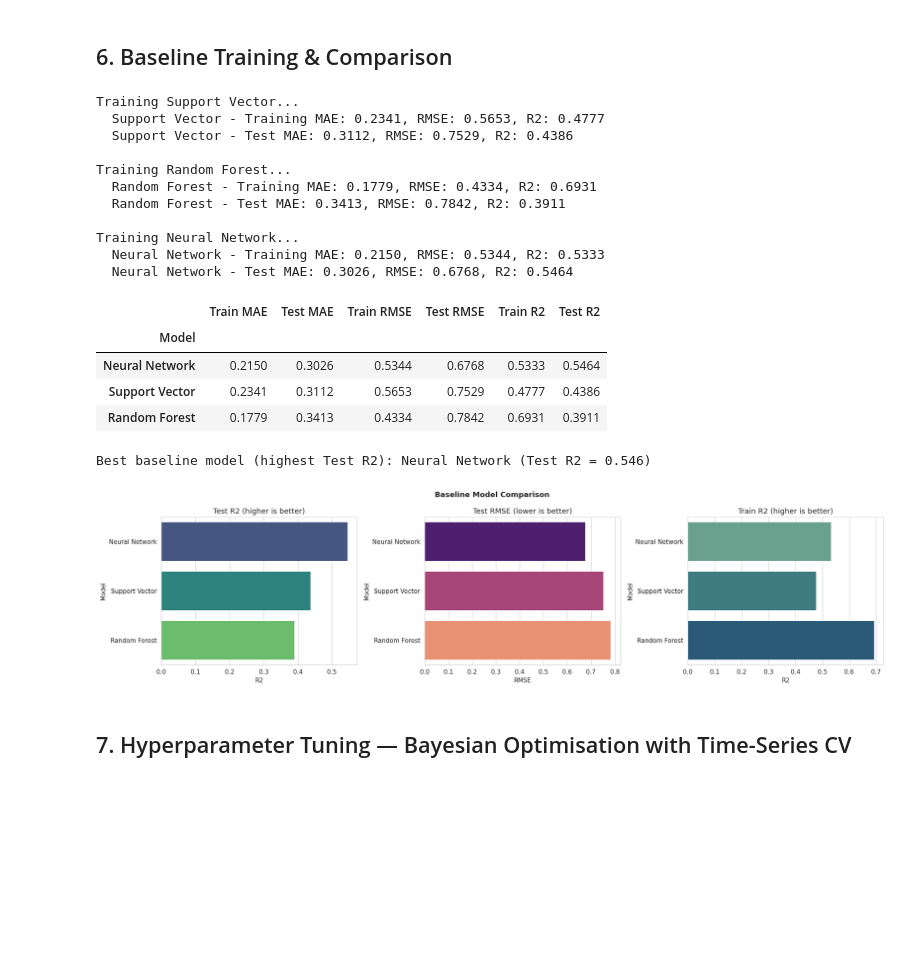
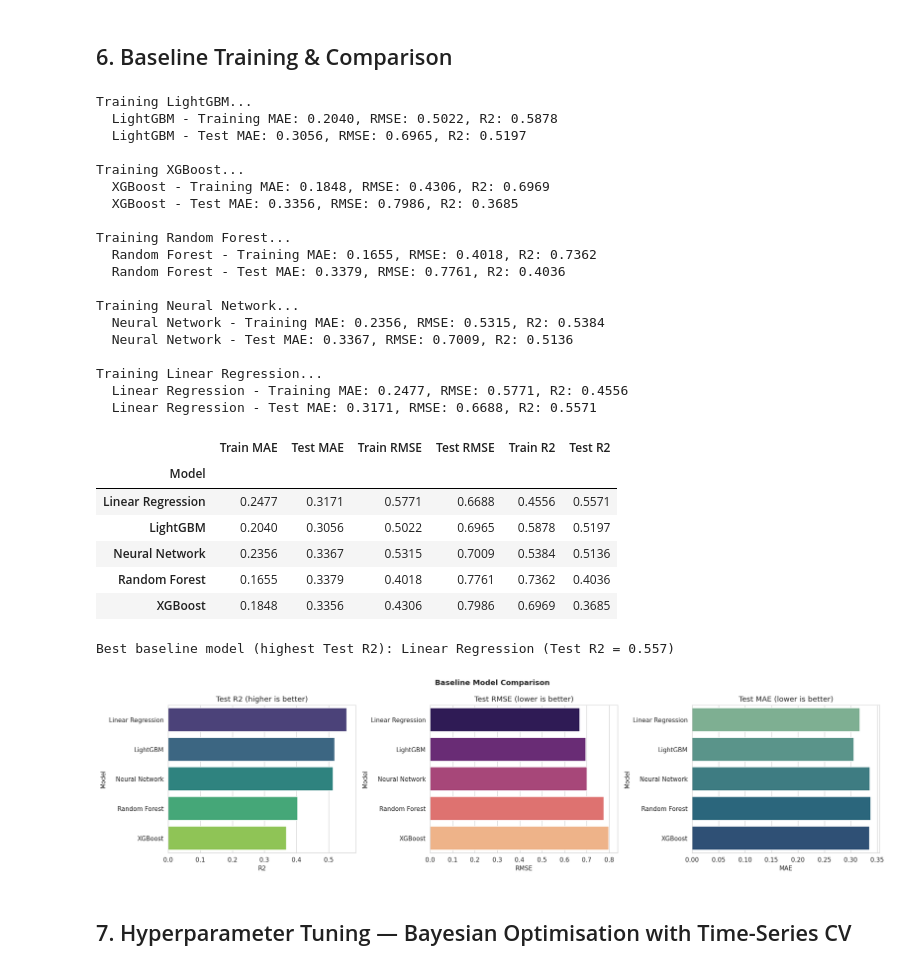
Before and after one commit to MIL-Project2/OCC-HVAC_IPYNB, a Jupyter notebook: Occupancy_Training_15min.ipynb, the cells around one changed output. Saved outputs shown, nothing was run; the diff lists cells and outputs as text; code cells hidden in the pictures; blank space fills up the shorter version.

```diff
--- a/Occupancy_Training_15min.ipynb
+++ b/Occupancy_Training_15min.ipynb
@@ -119,7 +130,12 @@ assert FORECAST_HORIZON_MIN == EXPECTED_HORIZON_MIN, (
 # %% [markdown]
 ## 1. Load Raw Data
 # %%
-RAW_DATA_PATH = 'Occupancy-Prediction_Generated_Ver_1_3.csv'
+# Mount Google Drive (a permissions popup will appear the first time
+# this runs in a session -- approve it, then re-run this cell if needed).
+from google.colab import drive
+drive.mount('/content/drive')
+
+RAW_DATA_PATH = '/content/drive/MyDrive/data/Occupancy-Prediction_Ver_1_3.csv'
 raw_df = pd.read_csv(RAW_DATA_PATH)
 
 print("Raw data shape:", raw_df.shape)
@@ -271,10 +288,20 @@ preprocessor = ColumnTransformer(
 baseline_models = {
     'LightGBM': Pipeline(steps=[('preprocessor', preprocessor),
                                 ('regressor', LGBMRegressor(random_state=RANDOM_STATE, verbose=-1))]),
+    'XGBoost': Pipeline(steps=[('preprocessor', preprocessor),
+                               ('regressor', XGBRegressor(random_state=RANDOM_STATE, verbosity=0))]),
     'Random Forest': Pipeline(steps=[('preprocessor', preprocessor),
                                       ('regressor', RandomForestRegressor(random_state=RANDOM_STATE))]),
     'Neural Network': Pipeline(steps=[('preprocessor', preprocessor),
-                                       ('regressor', MLPRegressor(random_state=RANDOM_STATE))])
+                                       ('regressor', MLPRegressor(random_state=RANDOM_STATE))]),
+    # NOTE: sklearn's LogisticRegression is a CLASSIFIER -- it cannot fit
+    # this notebook's continuous target (headcount_target_15min) and would
+    # raise "Unknown label type: continuous" if used here. LinearRegression
+    # is the regression counterpart, so that's what's added below. See the
+    # accompanying explanation for how to do true Logistic Regression if
+    # you actually want occupancy_trend-style direction classification instead.
+    'Linear Regression': Pipeline(steps=[('preprocessor', preprocessor),
+                                          ('regressor', LinearRegression())]),
 }
 
 print("Baseline models initialized:")
@@ -307,47 +352,57 @@ for name, model in baseline_models.items():
 
     results.append({
         'Model': name,
         'Train MAE': train_mae, 'Test MAE': test_mae,
         'Train RMSE': train_rmse, 'Test RMSE': test_rmse,
         'Train R2': train_r2, 'Test R2': test_r2
     })
 
 results_df = pd.DataFrame(results).sort_values(by='Test R2', ascending=False).set_index('Model')
 display(results_df.round(4))
 
 best_baseline = results_df.index[0]
 print(f"\nBest baseline model (highest Test R2): {best_baseline} "
       f"(Test R2 = {results_df.loc[best_baseline, 'Test R2']:.3f})")
 
 order = results_df.index
 fig, axes = plt.subplots(1, 3, figsize=(18, 4.6))
 sns.barplot(x=results_df['Test R2'], y=order, ax=axes[0], hue=order, palette='viridis', legend=False)
 axes[0].set_title('Test R2 (higher is better)'); axes[0].set_xlabel('R2')
 sns.barplot(x=results_df['Test RMSE'], y=order, ax=axes[1], hue=order, palette='magma', legend=False)
 axes[1].set_title('Test RMSE (lower is better)'); axes[1].set_xlabel('RMSE')
-sns.barplot(x=results_df['Train R2'], y=order, ax=axes[2], hue=order, palette='crest', legend=False)
-axes[2].set_title('Train R2 (higher is better)'); axes[2].set_xlabel('R2')
+sns.barplot(x=results_df['Test MAE'], y=order, ax=axes[2], hue=order, palette='crest', legend=False)
+axes[2].set_title('Test MAE (lower is better)'); axes[2].set_xlabel('MAE')
 plt.suptitle('Baseline Model Comparison', fontweight='bold')
 plt.tight_layout(); plt.show()
 # %% [output]
-Training Support Vector...
-  Support Vector - Training MAE: 0.2341, RMSE: 0.5653, R2: 0.4777
-  Support Vector - Test MAE: 0.3112, RMSE: 0.7529, R2: 0.4386
+Training LightGBM...
+  LightGBM - Training MAE: 0.2040, RMSE: 0.5022, R2: 0.5878
+  LightGBM - Test MAE: 0.3056, RMSE: 0.6965, R2: 0.5197
+
+Training XGBoost...
+  XGBoost - Training MAE: 0.1848, RMSE: 0.4306, R2: 0.6969
+  XGBoost - Test MAE: 0.3356, RMSE: 0.7986, R2: 0.3685
 
 Training Random Forest...
-  Random Forest - Training MAE: 0.1779, RMSE: 0.4334, R2: 0.6931
-  Random Forest - Test MAE: 0.3413, RMSE: 0.7842, R2: 0.3911
+  Random Forest - Training MAE: 0.1655, RMSE: 0.4018, R2: 0.7362
+  Random Forest - Test MAE: 0.3379, RMSE: 0.7761, R2: 0.4036
 
 Training Neural Network...
-  Neural Network - Training MAE: 0.2150, RMSE: 0.5344, R2: 0.5333
-  Neural Network - Test MAE: 0.3026, RMSE: 0.6768, R2: 0.5464
+  Neural Network - Training MAE: 0.2356, RMSE: 0.5315, R2: 0.5384
+  Neural Network - Test MAE: 0.3367, RMSE: 0.7009, R2: 0.5136
+
+Training Linear Regression...
+  Linear Regression - Training MAE: 0.2477, RMSE: 0.5771, R2: 0.4556
+  Linear Regression - Test MAE: 0.3171, RMSE: 0.6688, R2: 0.5571
 |  | Train MAE | Test MAE | Train RMSE | Test RMSE | Train R2 | Test R2 |
 | Model |  |  |  |  |  |  |
-| Neural Network | 0.2150 | 0.3026 | 0.5344 | 0.6768 | 0.5333 | 0.5464 |
-| Support Vector | 0.2341 | 0.3112 | 0.5653 | 0.7529 | 0.4777 | 0.4386 |
-| Random Forest | 0.1779 | 0.3413 | 0.4334 | 0.7842 | 0.6931 | 0.3911 |
+| Linear Regression | 0.2477 | 0.3171 | 0.5771 | 0.6688 | 0.4556 | 0.5571 |
+| LightGBM | 0.2040 | 0.3056 | 0.5022 | 0.6965 | 0.5878 | 0.5197 |
+| Neural Network | 0.2356 | 0.3367 | 0.5315 | 0.7009 | 0.5384 | 0.5136 |
+| Random Forest | 0.1655 | 0.3379 | 0.4018 | 0.7761 | 0.7362 | 0.4036 |
+| XGBoost | 0.1848 | 0.3356 | 0.4306 | 0.7986 | 0.6969 | 0.3685 |
-Best baseline model (highest Test R2): Neural Network (Test R2 = 0.546)
+Best baseline model (highest Test R2): Linear Regression (Test R2 = 0.557)
-[figure, old version]
+[figure, new version]
 # %% [markdown]
 ## 7. Hyperparameter Tuning — Bayesian Optimisation with Time-Series CV
 # %%
```
Also changed, not shown: parts of 12 cells of this notebook.
